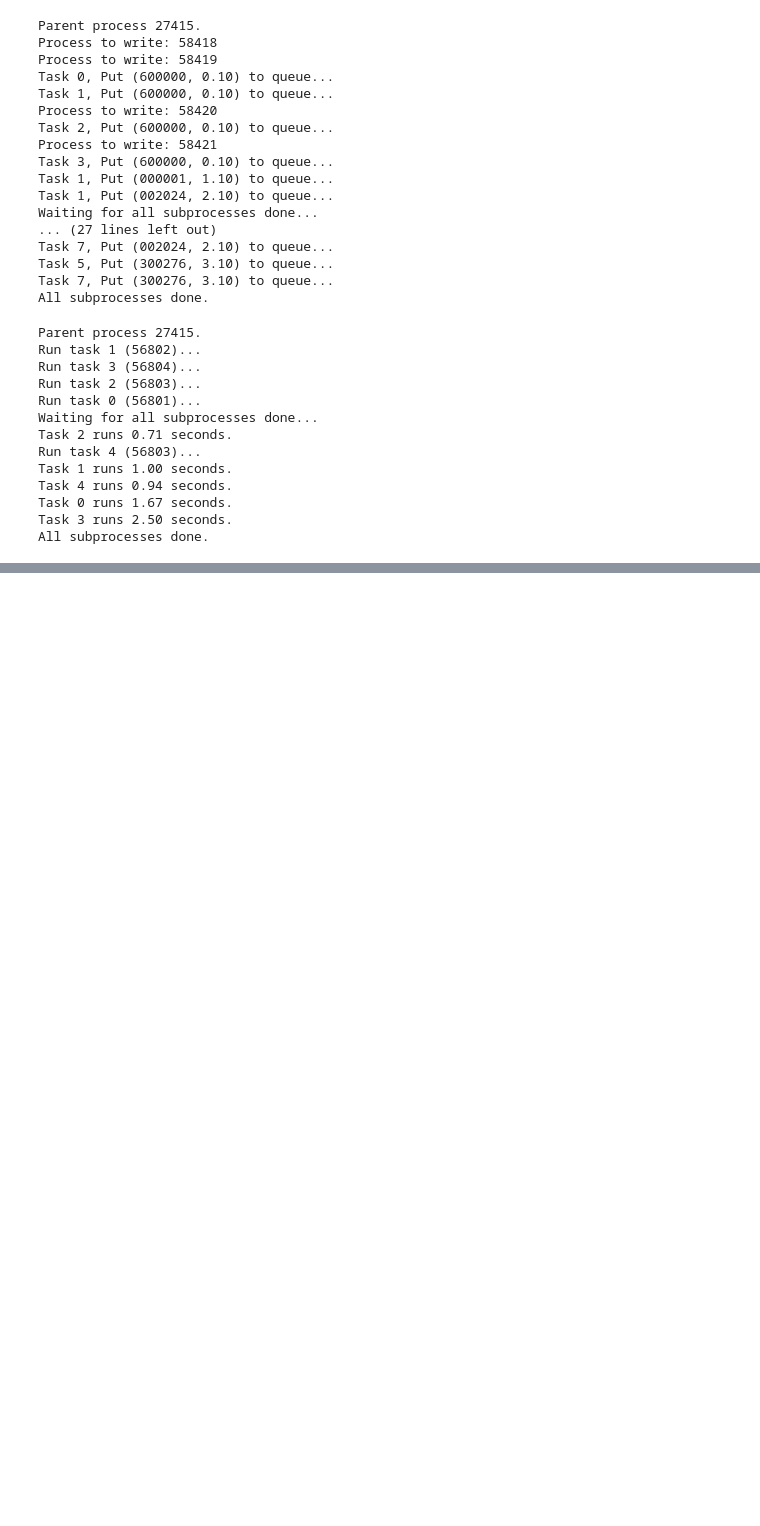
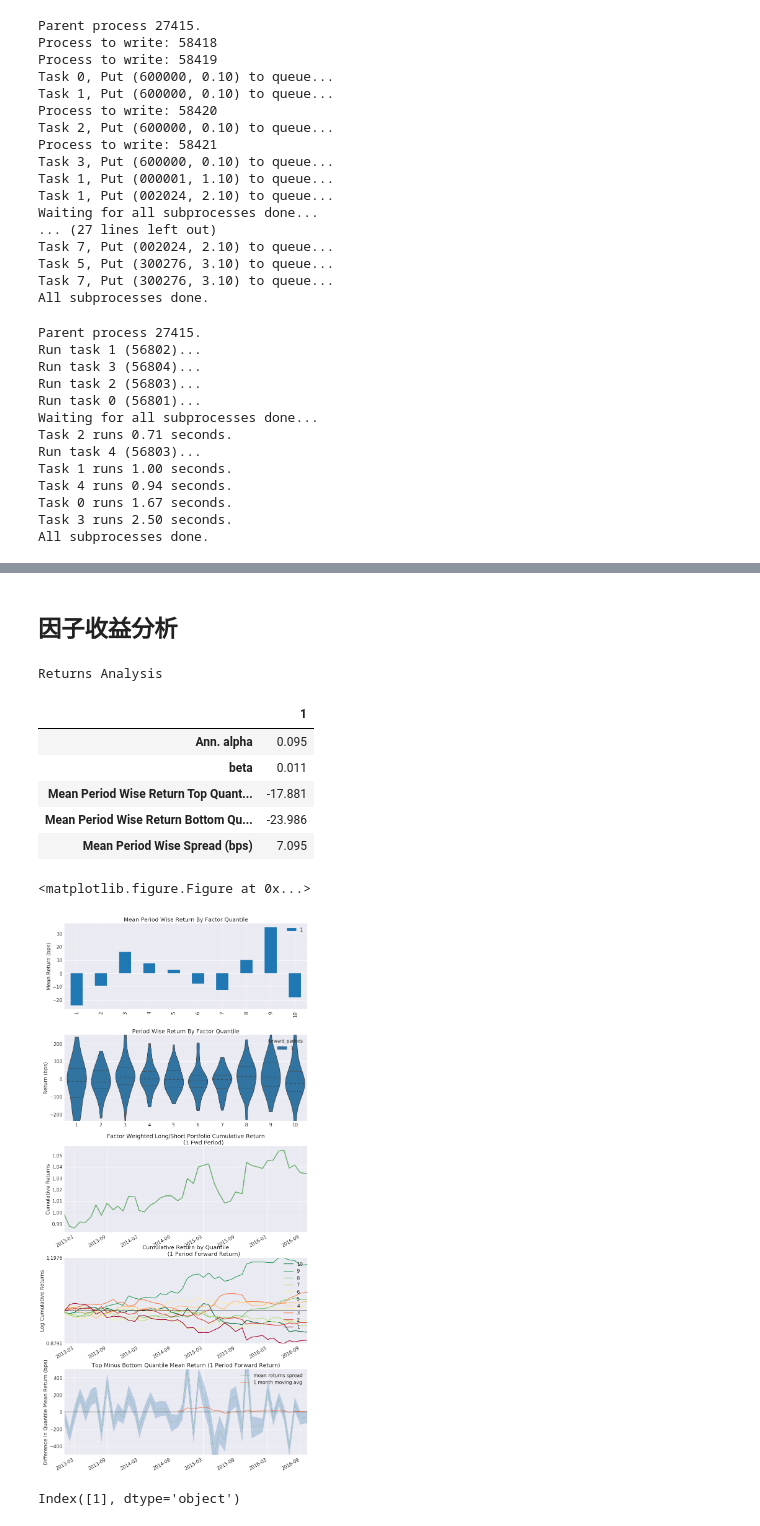
Before and after one commit to rafs/MultiFactor, a Jupyter notebook: src/factors/APM.ipynb, the cells around one changed output, grey strips where cells are left out. Drawn from its saved outputs; the diff is of its cells as text; code cells hidden in the pictures; blank space fills up the shorter version.

```diff
--- a/src/factors/APM.ipynb
+++ b/src/factors/APM.ipynb
@@ -412,0 +613,17 @@ All subprocesses done.
+# %%
+start_date = '2012-12-31'
+end_date = '2016-09-30'
+# 取得开始结束日期间的交易日数据
+trading_days = get_trading_days(start_date, end_date)
+# 遍历交易日数据，如果是月末，则读取APM因子载荷值
+factor_data = pd.DataFrame()
+for trading_day in trading_days:
+    if is_month_end(trading_day):
+        factor_data_path = '/Users/davidyujun/Dropbox/FactorDB/Sentiment/APM_%s.csv' % trading_day.strftime('%Y%m%d')
+        factor_data = factor_data.append(pd.read_csv(factor_data_path,
+                                                     parse_dates=[0],
+                                                     names=['date','factor','asset'],
+                                                     header=0))
+# 对factor_data进行层次化索引,level0=date,level1=asset
+factor_data = factor_data.set_index(['date', 'asset'])
+factor_data.head()
@@ -412,0 +645,19 @@ All subprocesses done.
+# %%
+dates = list(factor_data.index.levels[0])
+dates.append(pd.Timestamp('2016-10-31'))
+codes = list(factor_data.index.levels[1])
+prices = pd.DataFrame(np.zeros((len(dates),len(codes))),columns=codes,index=dates)
+prices.index.name = 'Date'
+mkt_header = ['code', 'date', 'open', 'high', 'low', 'close', 'vol', 'amount', 'turnover1', 'turnover2', 'factor']
+for date in dates:
+    for code in codes:
+        df_mkt_data = pd.read_csv('/Users/davidyujun/Dropbox/FactorDB/ElementaryFactor/mkt_daily_FQ/%s.csv' % code,
+                                  parse_dates=[1],names=mkt_header,header=0)
+        if len(df_mkt_data[df_mkt_data.date == date]) == 0:
+            if len(df_mkt_data[df_mkt_data.date<=date]) == 0:
+                prices.loc[date,code] = 0.0
+            else:
+                prices.loc[date,code] = df_mkt_data[df_mkt_data.date<=date].iloc[-1].open
+        else:
+            prices.loc[date,code] = df_mkt_data[df_mkt_data.date==date].iloc[-1].open
+prices.head()
@@ -412,0 +675,6 @@ All subprocesses done.
+# %%
+apm_factor = alphalens.utils.get_clean_factor_and_forward_returns(factor_data,
+                                                                 prices,
+                                                                 quantiles=10,
+                                                                 periods=(1,))
+apm_factor.head()
@@ -412,0 +690,18 @@ All subprocesses done.
+# %% [markdown]
+## 因子收益分析
+# %%
+alphalens.tears.create_returns_tear_sheet(apm_factor)
+# %% [output]
+Returns Analysis
+|  | 1 |
+| Ann. alpha | 0.095 |
+| beta | 0.011 |
+| Mean Period Wise Return Top Quant... | -17.881 |
+| Mean Period Wise Return Bottom Qu... | -23.986 |
+| Mean Period Wise Spread (bps) | 7.095 |
+<matplotlib.figure.Figure at 0x...>
+[figure, added]
+# %%
+alphalens.utils.get_forward_returns_columns(apm_factor.columns)
+# %% [output]
+Index([1], dtype='object')
```
Also changed, not shown: parts of 27 cells of this notebook, 3 other files.
